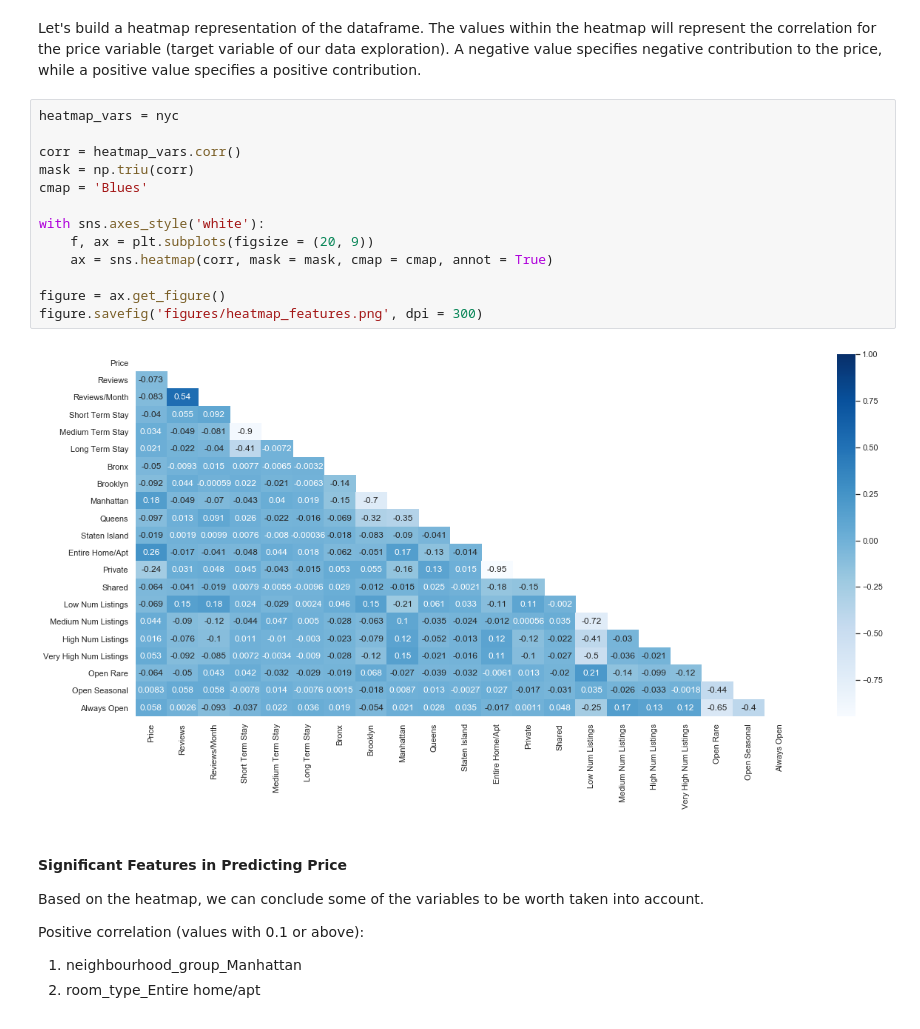
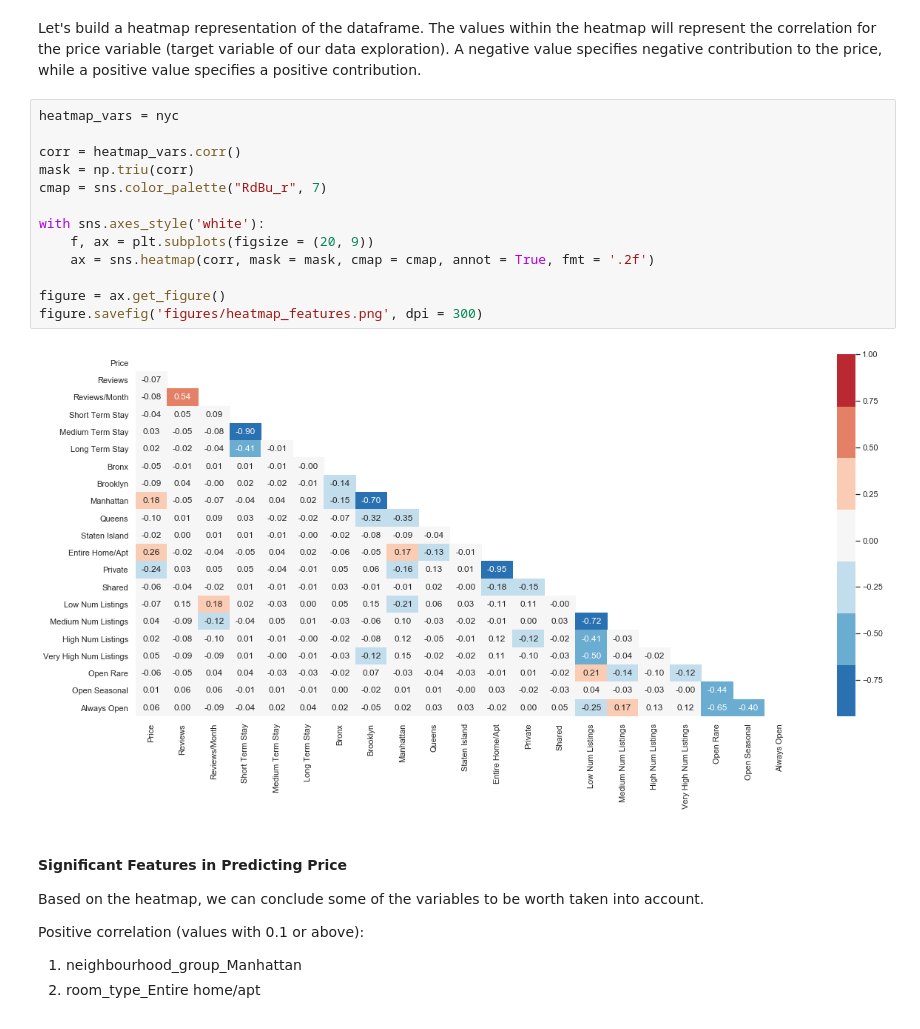
Before and after one commit to prabowst/udacity-dsnd-blog-post, a Jupyter notebook: airbnb_nyc.ipynb, the cells around one changed output. Cells and saved outputs as stored; diff of their text form.

```diff
--- a/airbnb_nyc.ipynb
+++ b/airbnb_nyc.ipynb
@@ -305,18 +305,18 @@ Let's build a heatmap representation of the dataframe. The values within the hea
 # %%
 heatmap_vars = nyc
 
 corr = heatmap_vars.corr()
 mask = np.triu(corr)
-cmap = 'Blues'
+cmap = sns.color_palette("RdBu_r", 7)
 
 with sns.axes_style('white'):
     f, ax = plt.subplots(figsize = (20, 9))
-    ax = sns.heatmap(corr, mask = mask, cmap = cmap, annot = True)
+    ax = sns.heatmap(corr, mask = mask, cmap = cmap, annot = True, fmt = '.2f')
 
 figure = ax.get_figure()
 figure.savefig('figures/heatmap_features.png', dpi = 300)
 # %% [output]
-[figure, old version]
+[figure, new version]
 # %% [markdown]
 #### Significant Features in Predicting Price
 
```
Also changed, not shown: parts of 1 cell of this notebook.
